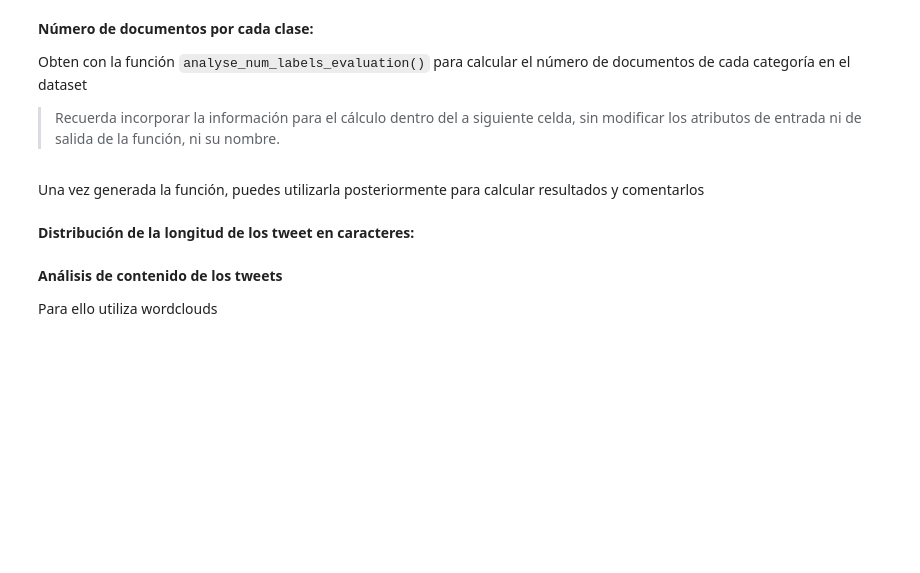
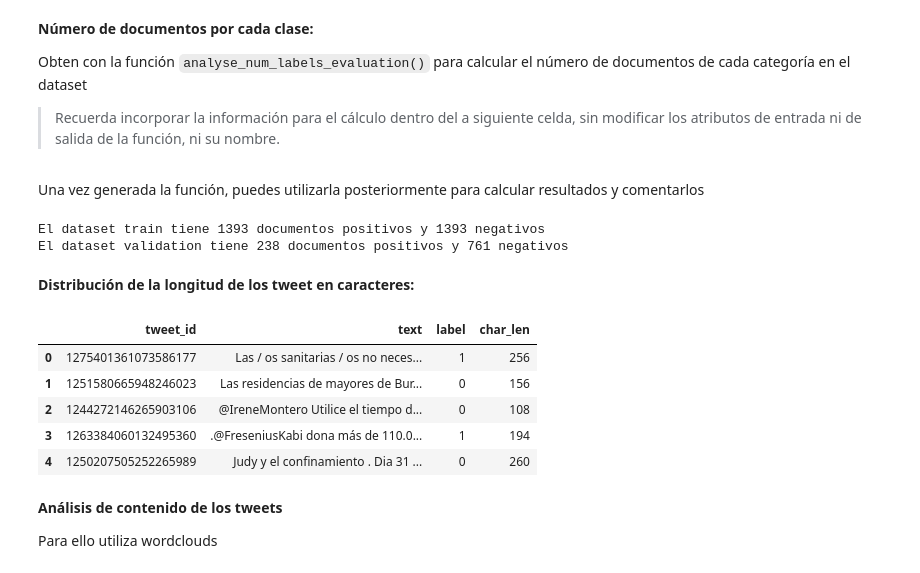
Before and after one commit to Fabio2394/text_mining, a Jupyter notebook: Ejercicio1_clasificacion_alumno.ipynb, the cells around one changed output. Drawn from its saved outputs; the diff is of its cells as text; code cells hidden in the pictures; blank space fills up the shorter version.

```diff
--- a/Ejercicio1_clasificacion_alumno.ipynb
+++ b/Ejercicio1_clasificacion_alumno.ipynb
@@ -188,2 +212,12 @@ Una vez generada la función, puedes utilizarla posteriormente para calcular res
+# %%
+# Aplica la función
+num_pos_train, num_neg_train = analyse_num_labels_evaluation(dataset_train_df)
+num_pos_val, num_neg_val = analyse_num_labels_evaluation(dataset_val_df)
+
+print(f'El dataset train tiene {num_pos_train} documentos positivos y {num_neg_train} negativos')
+print(f'El dataset validation tiene {num_pos_val} documentos positivos y {num_neg_val} negativos')
+# %% [output]
+El dataset train tiene 1393 documentos positivos y 1393 negativos
+El dataset validation tiene 238 documentos positivos y 761 negativos
 # %% [markdown]
 **Distribución de la longitud de los tweet en caracteres:**
@@ -190,3 +226,12 @@ Una vez generada la función, puedes utilizarla posteriormente para calcular res
+# %%
+dataset_train_df.head()
+# %% [output]
+|  | tweet_id | text | label | char_len |
+| 0 | 1275401361073586177 | Las / os sanitarias / os no neces... | 1 | 256 |
+| 1 | 1251580665948246023 | Las residencias de mayores de Bur... | 0 | 156 |
+| 2 | 1244272146265903106 | @IreneMontero Utilice el tiempo d... | 0 | 108 |
+| 3 | 1263384060132495360 | .@FreseniusKabi dona más de 110.0... | 1 | 194 |
+| 4 | 1250207505252265989 | Judy y el confinamiento . Dia 31 ... | 0 | 260 |
 # %% [markdown]
 **Análisis de contenido de los tweets**
 
```
Also changed, not shown: parts of 17 cells of this notebook.
